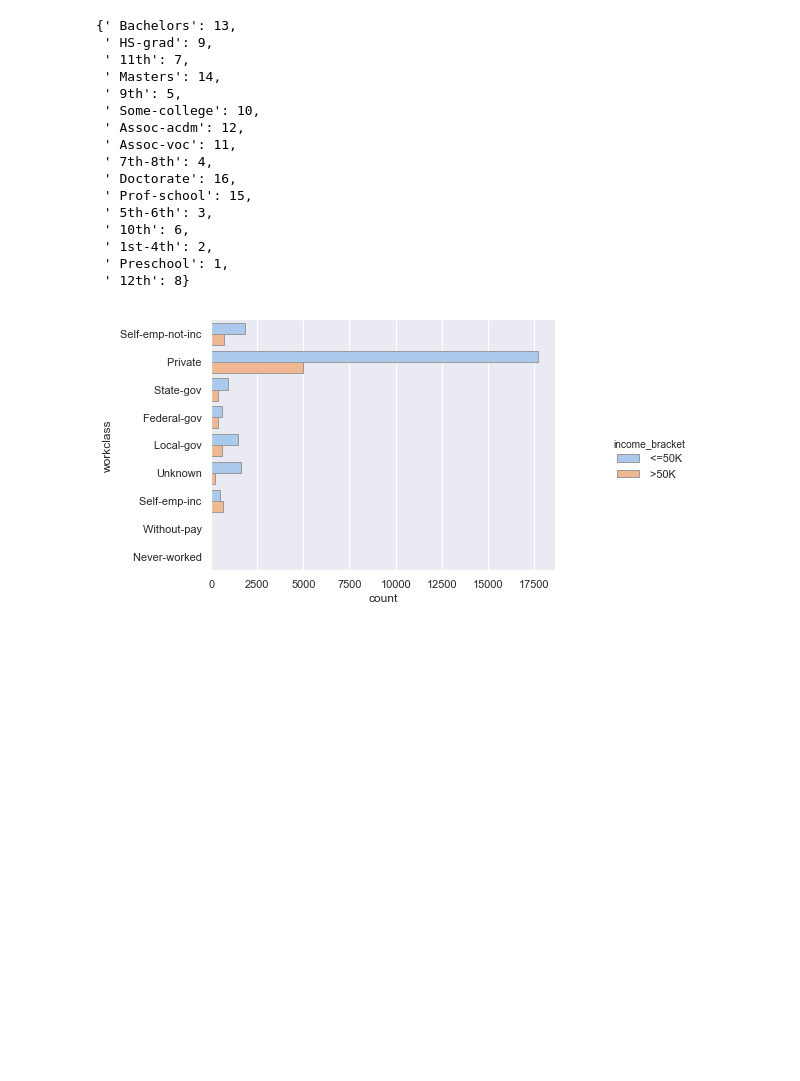
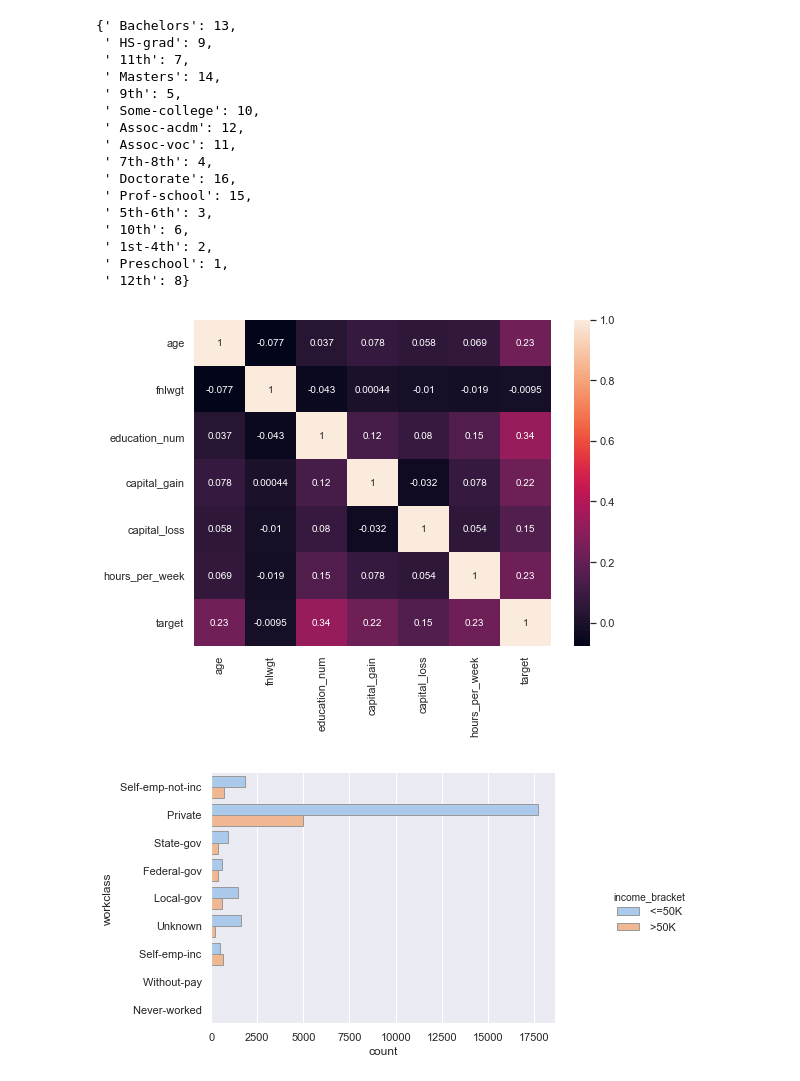
Before and after one commit to volchugin/US-census, a Jupyter notebook: Develop/2019-04-01_US-census_Data_exploration_DV.ipynb, the cells around one changed output. Saved outputs shown, nothing was run; the diff lists cells and outputs as text; code cells hidden in the pictures; blank space fills up the shorter version.

```diff
--- a/Develop/2019-04-01_US-census_Data_exploration_DV.ipynb
+++ b/Develop/2019-04-01_US-census_Data_exploration_DV.ipynb
@@ -143,3 +135,9 @@ pd.Series (train.education_num.values, train.education).to_dict()
+# %%
+corrmatrix = train.corr(method='pearson')
+f, ax = plt.subplots(figsize=(8,6))
+sns.heatmap(corrmatrix, annot=True);
+# %% [output]
+[figure, added]
 # %%
 sns.catplot (y="workclass", hue="income_bracket", kind="count",
              palette='pastel',  edgecolor=".6", data=train).fig.set_size_inches(10,4)
```
Also changed, not shown: parts of 49 cells of this notebook, 1 other file.
